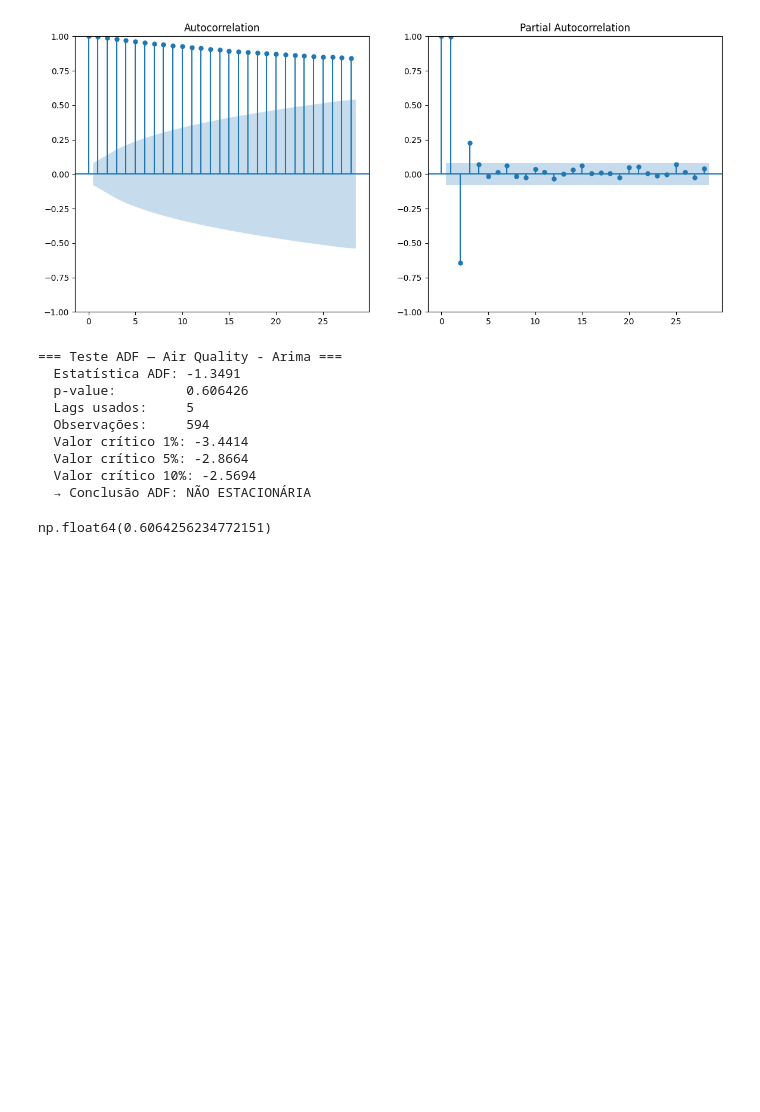
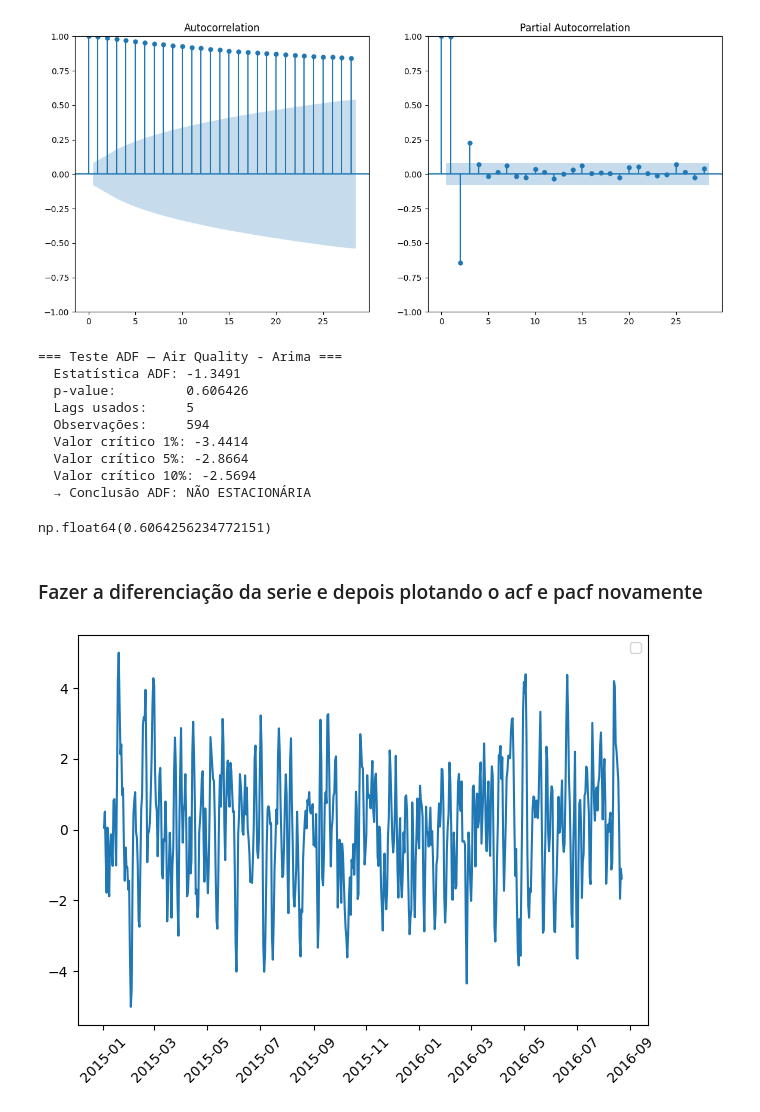
Before and after one commit to Gueguelas/series-temporais, a Jupyter notebook: notebook.ipynb, the cells around one changed output. Saved outputs shown, nothing was run; the diff lists cells and outputs as text; code cells hidden in the pictures; blank space fills up the shorter version.

Commit message:
feat: pipeline arima

```diff
--- a/notebook.ipynb
+++ b/notebook.ipynb
@@ -925,3 +929,11 @@ teste_adf(serie_arima, 'Air Quality - Arima')
   Valor crítico 10%: -2.5694
   → Conclusão ADF: NÃO ESTACIONÁRIA
 np.float64(0.6064256234772151)
+# %% [markdown]
+### Fazer a diferenciação da serie e depois plotando o acf e pacf novamente
+# %%
+serie_diff_arima = serie_arima.diff().dropna()
+# %%
+plot_serie(serie_diff_arima)
+# %% [output]
+[figure, added]
```
Also changed, not shown: parts of 10 cells of this notebook.
